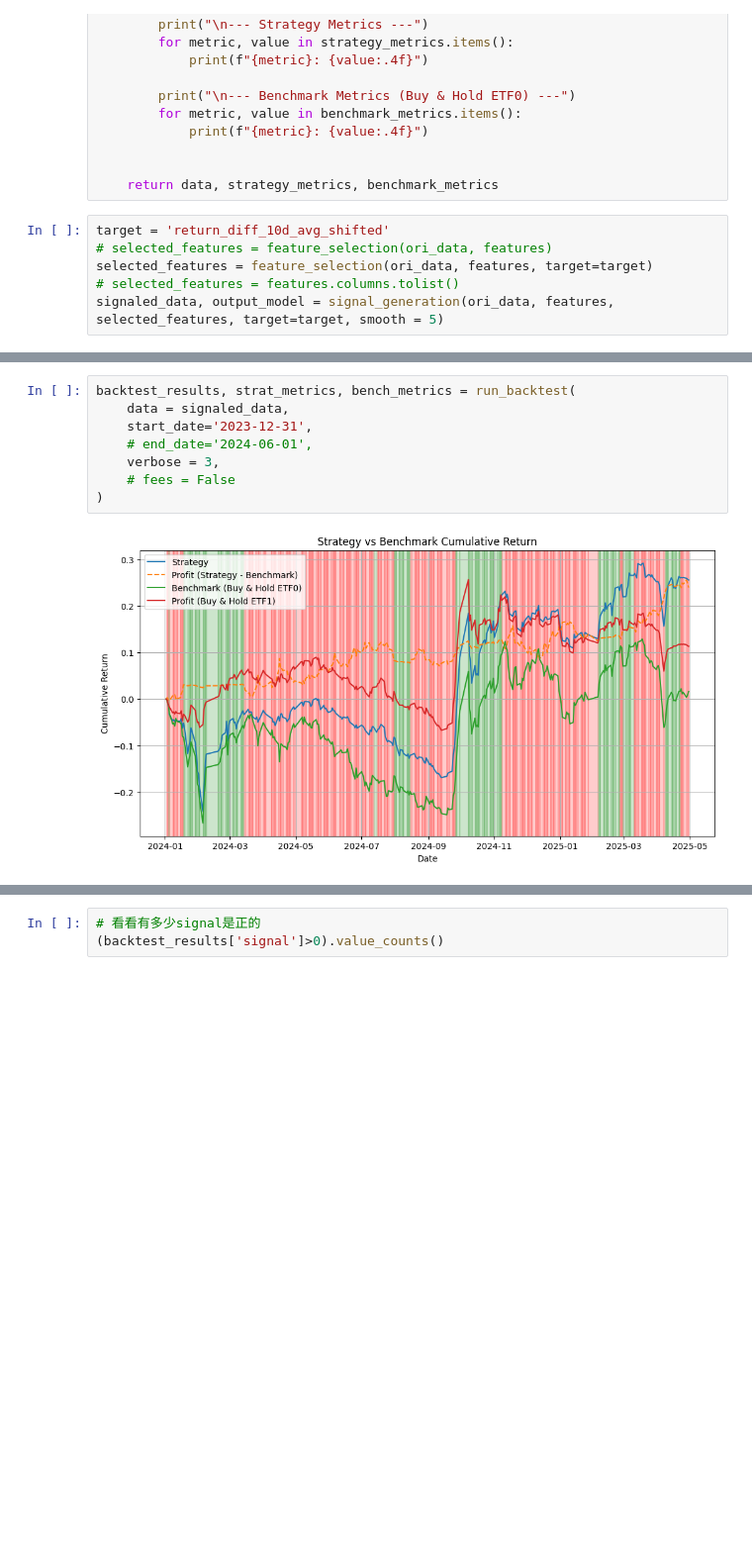
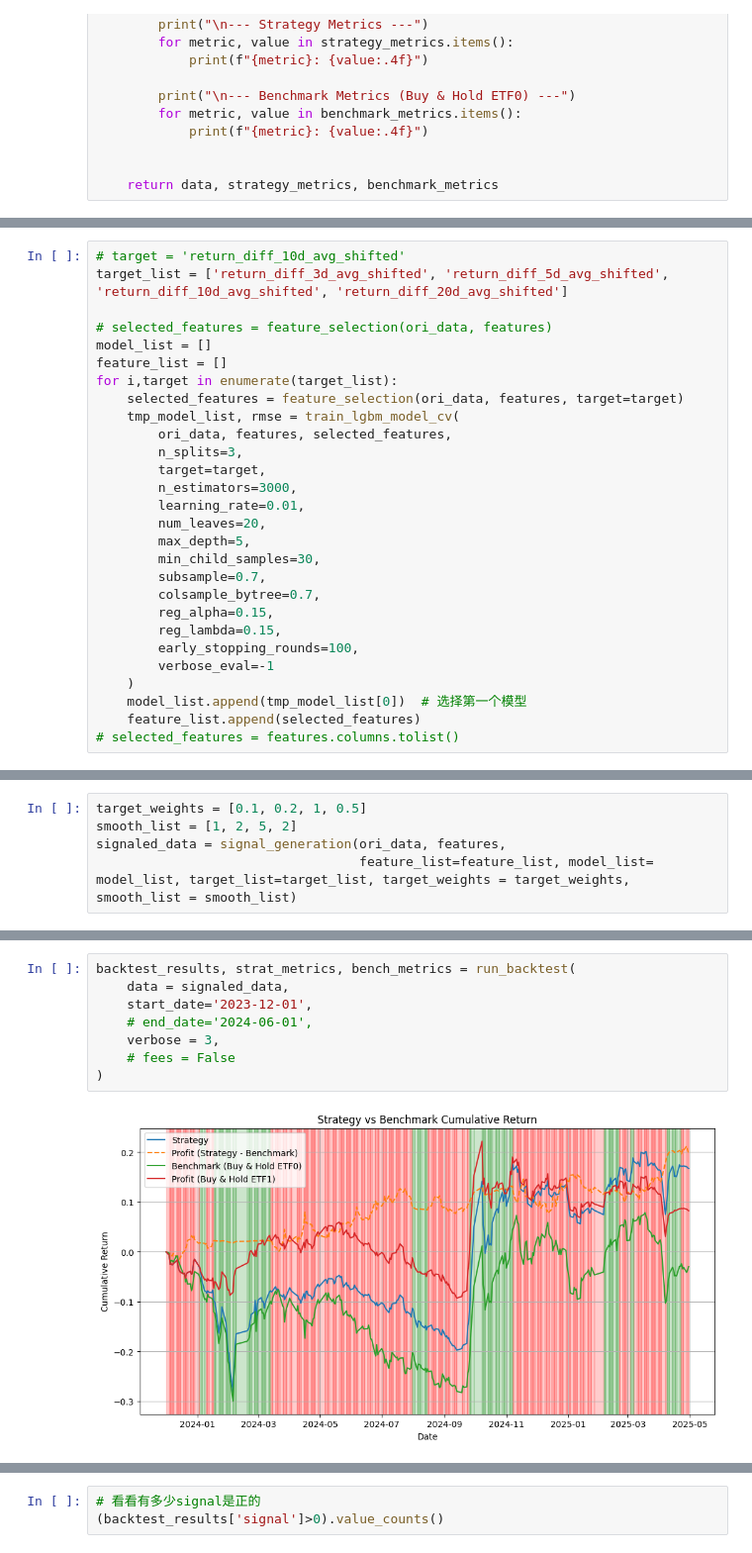
Before and after one commit to MuYanustc/Style_Timing, a Jupyter notebook: lgb.ipynb, the cells around one changed output, grey strips where cells are left out. Shown: that part at 99% size. Drawn from its saved outputs; the diff is of its cells as text; blank space fills up the shorter version.

Commit message:
multi-model implemented

```diff
--- a/lgb.ipynb
+++ b/lgb.ipynb
@@ -750,9 +790,3 @@ def run_backtest(data, start_date, verbose = 3, end_date = None, thresh = 0, fee
 
 
     return data, strategy_metrics, benchmark_metrics
-# %%
-target = 'return_diff_10d_avg_shifted'
-# selected_features = feature_selection(ori_data, features)
-selected_features = feature_selection(ori_data, features, target=target)
-# selected_features = features.columns.tolist()
-signaled_data, output_model = signal_generation(ori_data, features, selected_features, target=target, smooth = 5)
@@ -781,0 +793,28 @@ Fold 3 Validation RMSE: 0.0030
+# %%
+# target = 'return_diff_10d_avg_shifted'
+target_list = ['return_diff_3d_avg_shifted', 'return_diff_5d_avg_shifted', 'return_diff_10d_avg_shifted', 'return_diff_20d_avg_shifted']
+
+# selected_features = feature_selection(ori_data, features)
+model_list = []
+feature_list = []
+for i,target in enumerate(target_list):
+    selected_features = feature_selection(ori_data, features, target=target)
+    tmp_model_list, rmse = train_lgbm_model_cv(
+        ori_data, features, selected_features,
+        n_splits=3,
+        target=target,
+        n_estimators=3000,
+        learning_rate=0.01,
+        num_leaves=20,
+        max_depth=5,
+        min_child_samples=30,
+        subsample=0.7,
+        colsample_bytree=0.7,
+        reg_alpha=0.15,
+        reg_lambda=0.15,
+        early_stopping_rounds=100,
+        verbose_eval=-1
+    )
+    model_list.append(tmp_model_list[0])  # 选择第一个模型
+    feature_list.append(selected_features)
+# selected_features = features.columns.tolist()
@@ -782 +910,6 @@ Fold 3 Validation RMSE: 0.0030
+# %%
+target_weights = [0.1, 0.2, 1, 0.5]
+smooth_list = [1, 2, 5, 2]
+signaled_data = signal_generation(ori_data, features,
+                                  feature_list=feature_list, model_list= model_list, target_list=target_list, target_weights = target_weights, smooth_list = smooth_list)
 # %%
@@ -812,11 +945,11 @@ Max Drawdown: -0.5726
 # %%
 backtest_results, strat_metrics, bench_metrics = run_backtest(
     data = signaled_data,
-    start_date='2023-12-31',
+    start_date='2023-12-01',
     # end_date='2024-06-01',
     verbose = 3,
     # fees = False
 )
 # %% [output]
-[figure, old version]
+[figure, new version]
 --- Strategy Metrics ---
```
Also changed, not shown: parts of 8 cells of this notebook.
